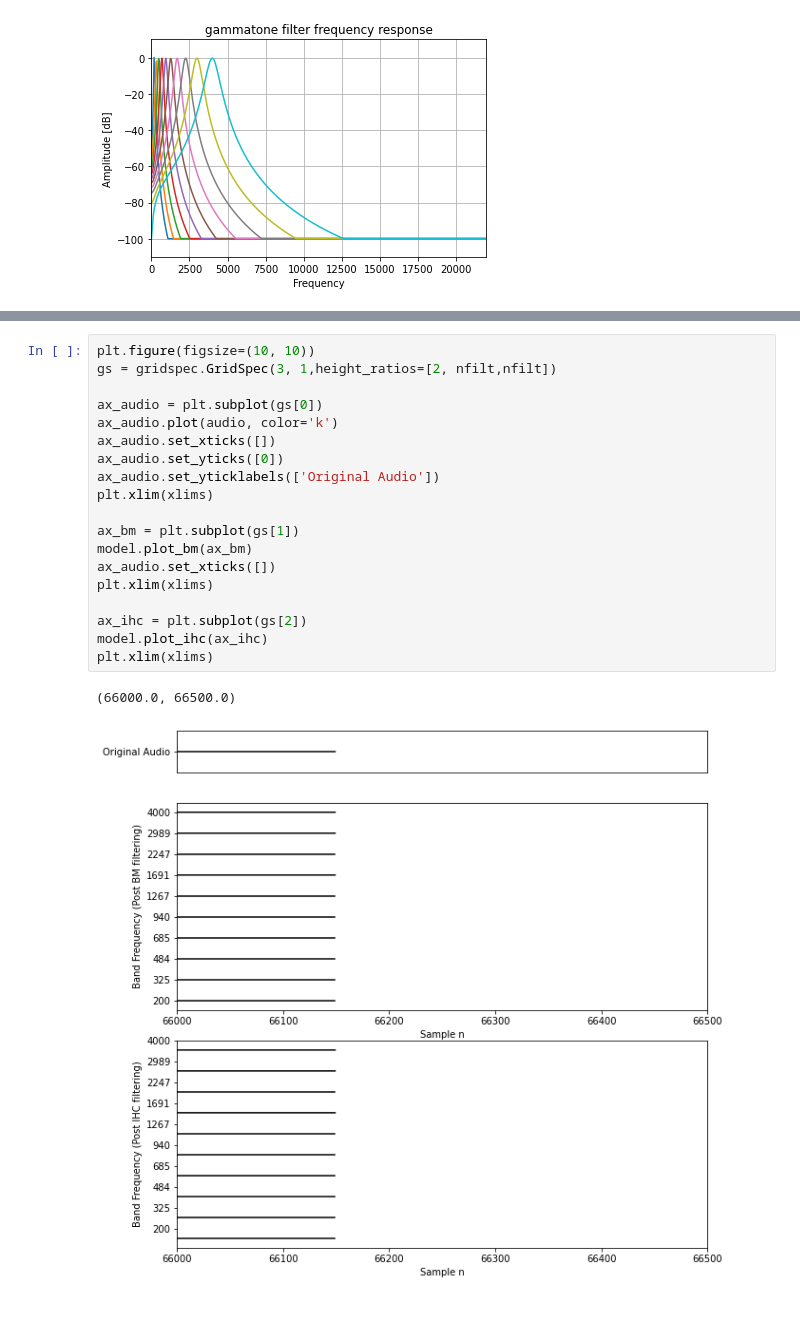
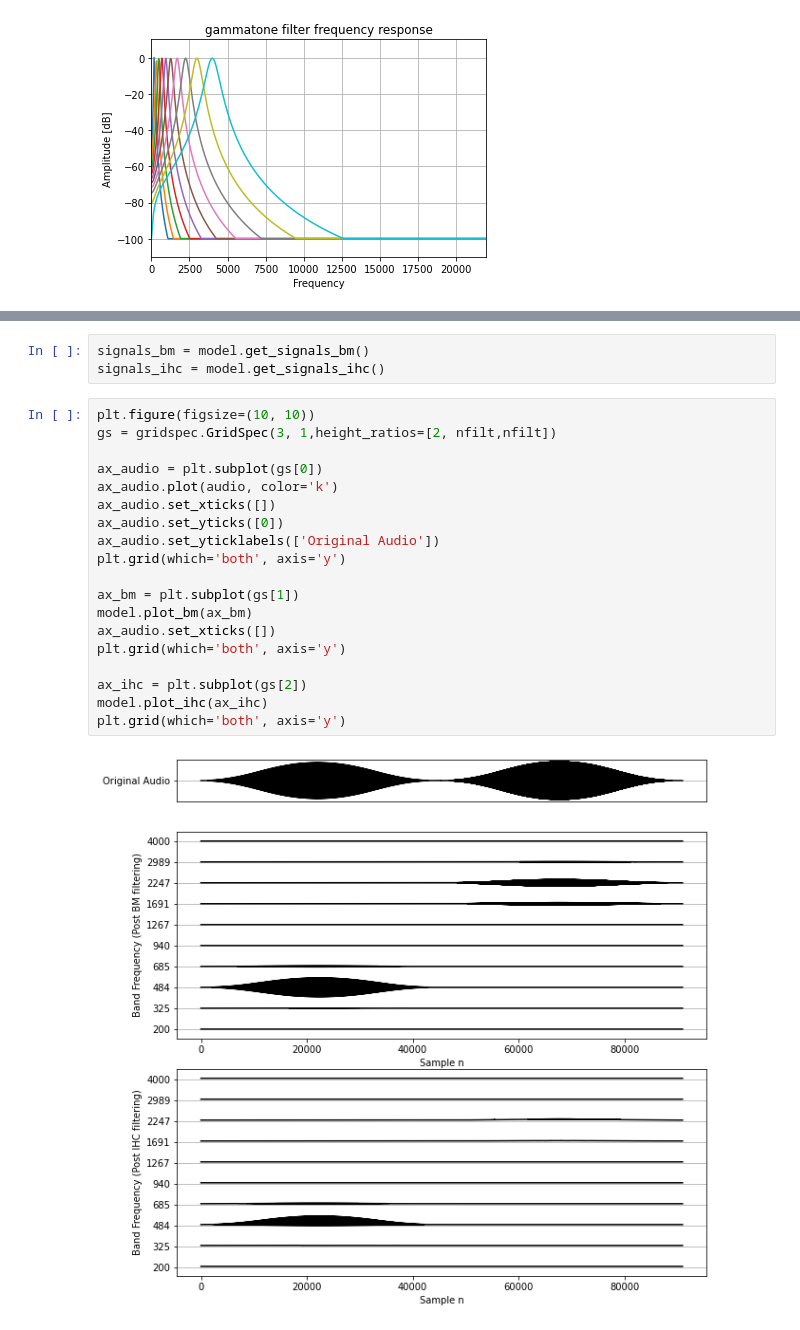
Before and after one commit to rnatarajan98/Cochlea_Modelling, a Jupyter notebook: main.ipynb, the cells around one changed output, grey strips where cells are left out. Saved outputs shown, nothing was run; the diff lists cells and outputs as text.

```diff
--- a/main.ipynb
+++ b/main.ipynb
@@ -147,22 +126,24 @@ model.plot_ihc(ax_ihc)
-# %%
-plt.figure(figsize=(10, 10))
-gs = gridspec.GridSpec(3, 1,height_ratios=[2, nfilt,nfilt])
-
-ax_audio = plt.subplot(gs[0])
-ax_audio.plot(audio, color='k')
-ax_audio.set_xticks([])
-ax_audio.set_yticks([0])
-ax_audio.set_yticklabels(['Original Audio'])
-plt.xlim(xlims)
-
-ax_bm = plt.subplot(gs[1])
-model.plot_bm(ax_bm)
-ax_audio.set_xticks([])
-plt.xlim(xlims)
-
-ax_ihc = plt.subplot(gs[2])
-model.plot_ihc(ax_ihc)
-plt.xlim(xlims)
-# %% [output]
-(66000.0, 66500.0)
-[figure, removed]
+# %%
+signals_bm = model.get_signals_bm()
+signals_ihc = model.get_signals_ihc()
+# %%
+plt.figure(figsize=(10, 10))
+gs = gridspec.GridSpec(3, 1,height_ratios=[2, nfilt,nfilt])
+
+ax_audio = plt.subplot(gs[0])
+ax_audio.plot(audio, color='k')
+ax_audio.set_xticks([])
+ax_audio.set_yticks([0])
+ax_audio.set_yticklabels(['Original Audio'])
+plt.grid(which='both', axis='y')
+
+ax_bm = plt.subplot(gs[1])
+model.plot_bm(ax_bm)
+ax_audio.set_xticks([])
+plt.grid(which='both', axis='y')
+
+ax_ihc = plt.subplot(gs[2])
+model.plot_ihc(ax_ihc)
+plt.grid(which='both', axis='y')
+# %% [output]
+[figure, added]
```
Also changed, not shown: parts of 6 cells of this notebook, 3 other files.
